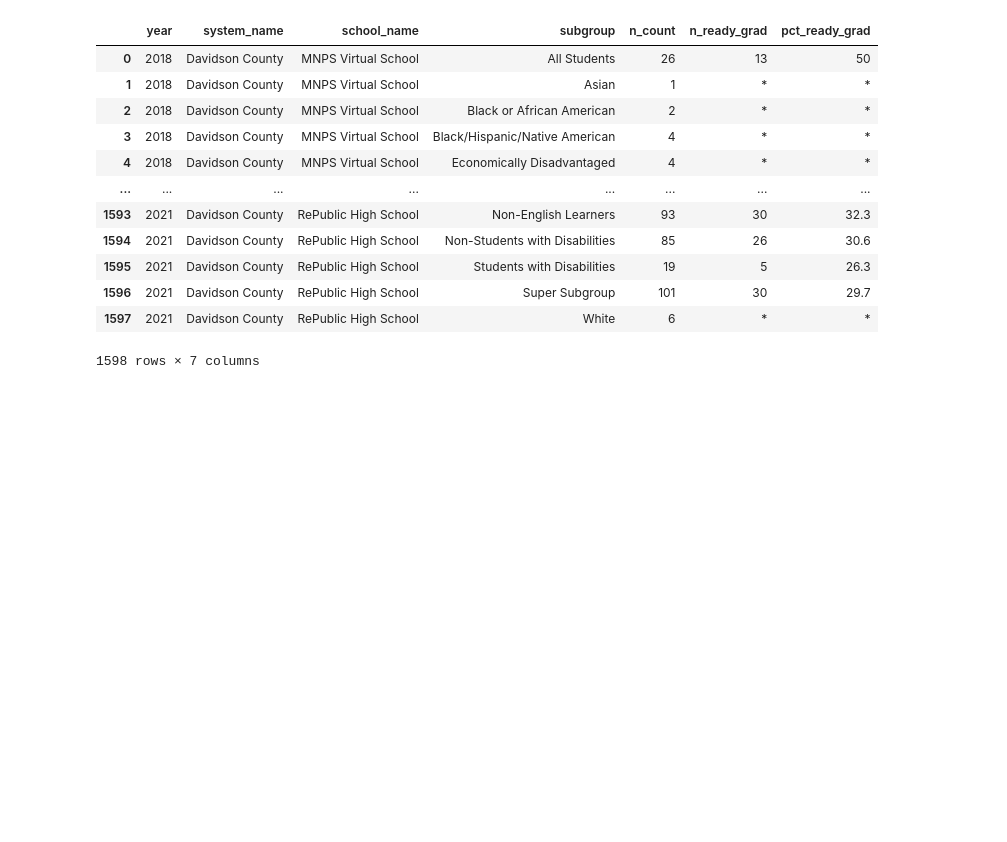
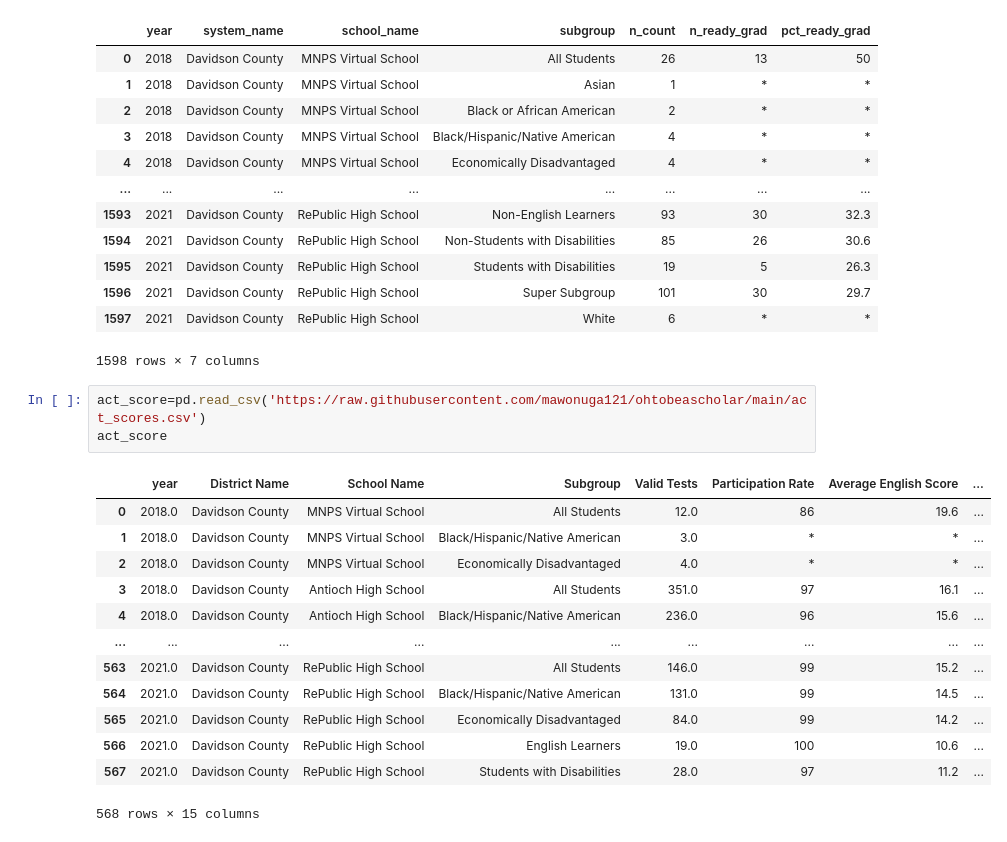
Before and after one commit to mawonuga121/ohtobeascholar, a Jupyter notebook: Awonuga_DSC4900.ipynb, the cells around one changed output. Cells and saved outputs as stored; diff of their text form; blank space fills up the shorter version.

```diff
--- a/Awonuga_DSC4900.ipynb
+++ b/Awonuga_DSC4900.ipynb
@@ -22,3 +24,20 @@ ready_grad
 | 1596 | 2021 | Davidson County | RePublic High School | Super Subgroup | 101 | 30 | 29.7 |
 | 1597 | 2021 | Davidson County | RePublic High School | White | 6 | * | * |
 1598 rows × 7 columns
+# %%
+act_score=pd.read_csv('https://raw.githubusercontent.com/mawonuga121/ohtobeascholar/main/act_scores.csv')
+act_score
+# %% [output]
+|  | year | District Name | School Name | Subgroup | Valid Tests | Participation Rate | Average English Score | ... |
+| 0 | 2018.0 | Davidson County | MNPS Virtual School | All Students | 12.0 | 86 | 19.6 | ... |
+| 1 | 2018.0 | Davidson County | MNPS Virtual School | Black/Hispanic/Native American | 3.0 | * | * | ... |
+| 2 | 2018.0 | Davidson County | MNPS Virtual School | Economically Disadvantaged | 4.0 | * | * | ... |
+| 3 | 2018.0 | Davidson County | Antioch High School | All Students | 351.0 | 97 | 16.1 | ... |
+| 4 | 2018.0 | Davidson County | Antioch High School | Black/Hispanic/Native American | 236.0 | 96 | 15.6 | ... |
+| ... | ... | ... | ... | ... | ... | ... | ... | ... |
+| 563 | 2021.0 | Davidson County | RePublic High School | All Students | 146.0 | 99 | 15.2 | ... |
+| 564 | 2021.0 | Davidson County | RePublic High School | Black/Hispanic/Native American | 131.0 | 99 | 14.5 | ... |
+| 565 | 2021.0 | Davidson County | RePublic High School | Economically Disadvantaged | 84.0 | 99 | 14.2 | ... |
+| 566 | 2021.0 | Davidson County | RePublic High School | English Learners | 19.0 | 100 | 10.6 | ... |
+| 567 | 2021.0 | Davidson County | RePublic High School | Students with Disabilities | 28.0 | 97 | 11.2 | ... |
+568 rows × 15 columns
```
Also changed, not shown: parts of 12 cells of this notebook.
